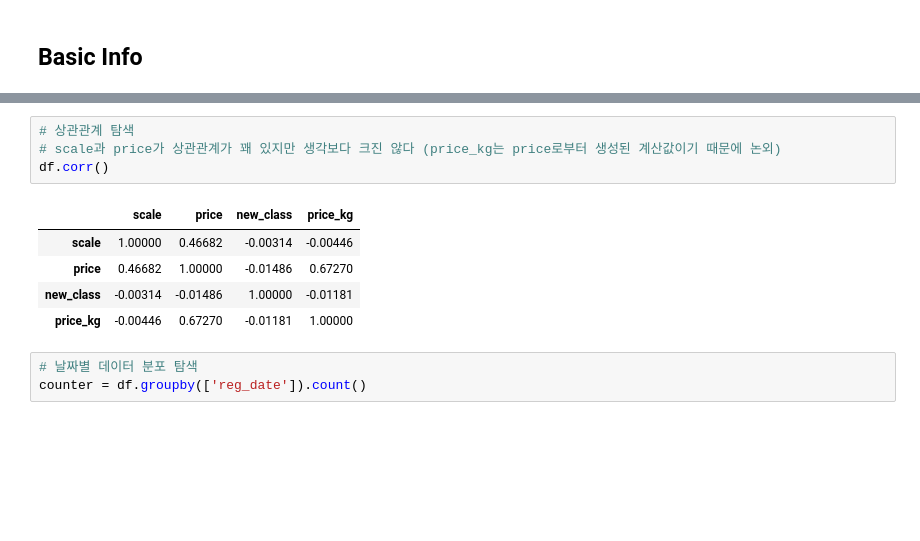
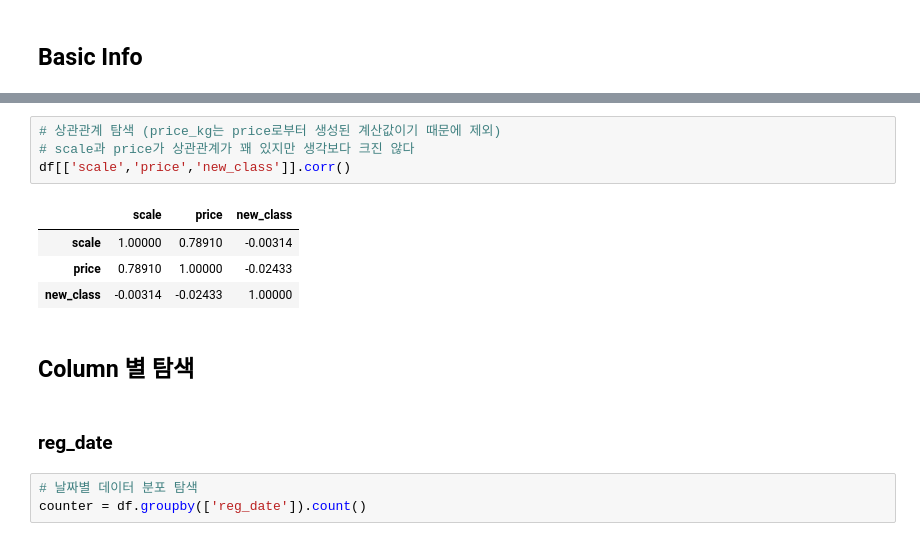
Before and after one commit to LUCI031/grocery_auction, a Jupyter notebook: eda.ipynb, the cells around one changed output, grey strips where cells are left out. Cells and saved outputs as stored; diff of their text form; blank space fills up the shorter version.

```diff
--- a/eda.ipynb
+++ b/eda.ipynb
@@ -133,13 +159,16 @@ df.describe()
 # %%
-# 상관관계 탐색
-# scale과 price가 상관관계가 꽤 있지만 생각보다 크진 않다 (price_kg는 price로부터 생성된 계산값이기 때문에 논외)
-df.corr()
+# 상관관계 탐색 (price_kg는 price로부터 생성된 계산값이기 때문에 제외)
+# scale과 price가 상관관계가 꽤 있지만 생각보다 크진 않다
+df[['scale','price','new_class']].corr()
 # %% [output]
-|  | scale | price | new_class | price_kg |
-| scale | 1.00000 | 0.46682 | -0.00314 | -0.00446 |
-| price | 0.46682 | 1.00000 | -0.01486 | 0.67270 |
-| new_class | -0.00314 | -0.01486 | 1.00000 | -0.01181 |
-| price_kg | -0.00446 | 0.67270 | -0.01181 | 1.00000 |
+|  | scale | price | new_class |
+| scale | 1.00000 | 0.78910 | -0.00314 |
+| price | 0.78910 | 1.00000 | -0.02433 |
+| new_class | -0.00314 | -0.02433 | 1.00000 |
+# %% [markdown]
+## Column 별 탐색
+# %% [markdown]
+### reg_date
 # %%
 # 날짜별 데이터 분포 탐색
 counter = df.groupby(['reg_date']).count()
```
Also changed, not shown: parts of 25 cells of this notebook.
